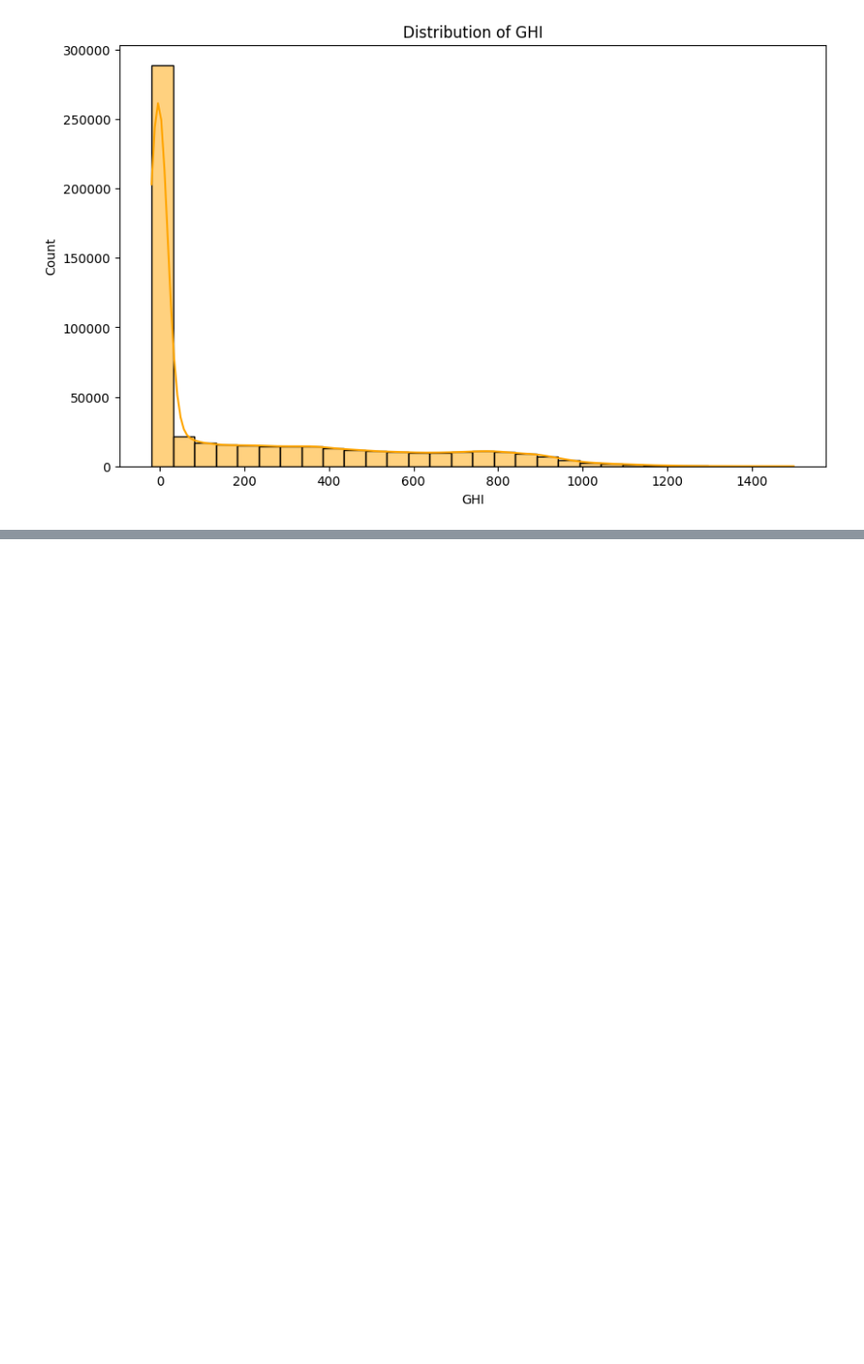
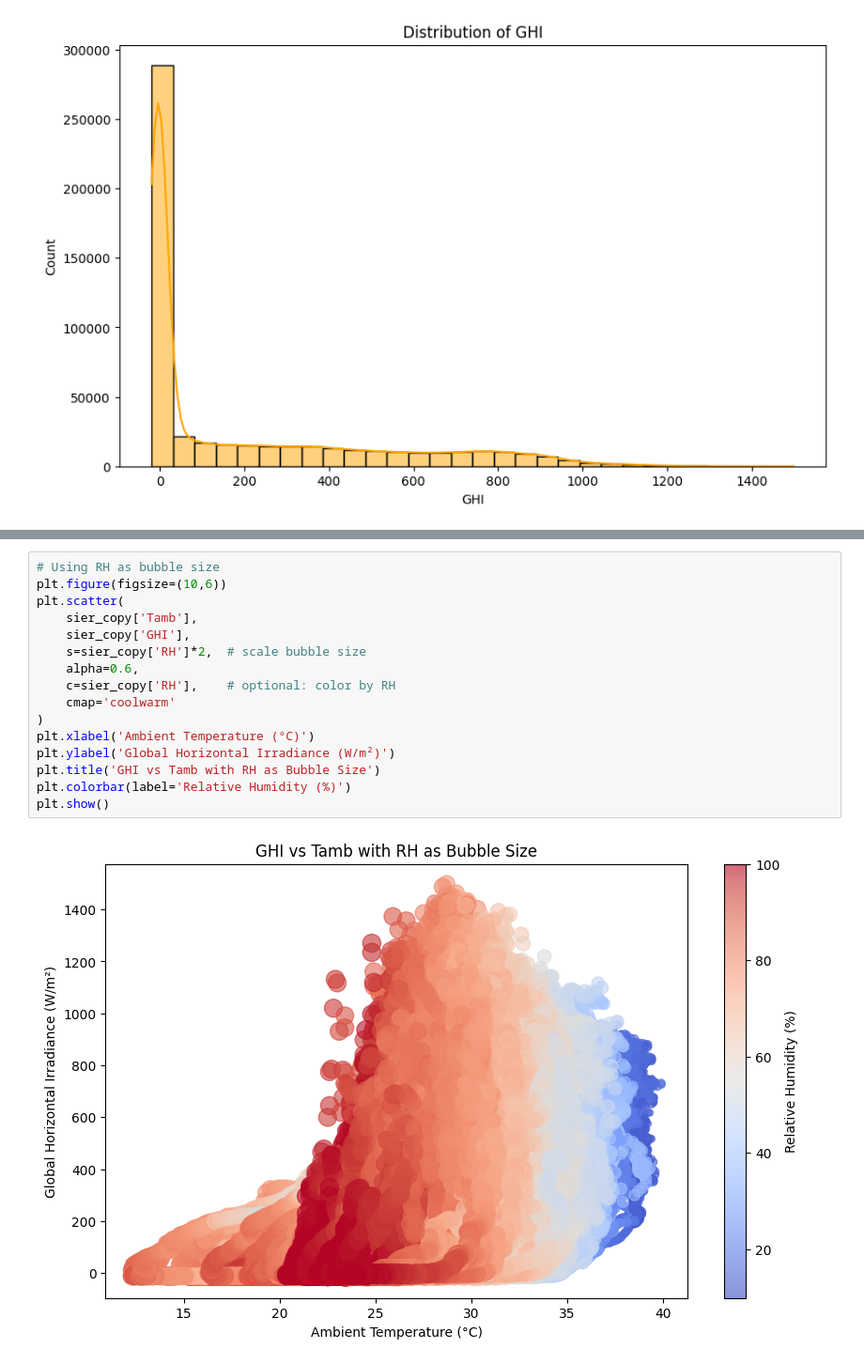
Before and after one commit to DiboraEyasuE/solar-challenge-week0, a Jupyter notebook: notebooks/sierraleone_eda.ipynb, the cells around one changed output, grey strips where cells are left out. Shown at 94% size. Cells and saved outputs as stored; diff of their text form; blank space fills up the shorter version.

```diff
--- a/notebooks/sierraleone_eda.ipynb
+++ b/notebooks/sierraleone_eda.ipynb
@@ -362,0 +374,18 @@ plt.show()
+# %%
+# Using RH as bubble size
+plt.figure(figsize=(10,6))
+plt.scatter(
+    sier_copy['Tamb'],
+    sier_copy['GHI'],
+    s=sier_copy['RH']*2,  # scale bubble size
+    alpha=0.6,
+    c=sier_copy['RH'],    # optional: color by RH
+    cmap='coolwarm'
+)
+plt.xlabel('Ambient Temperature (°C)')
+plt.ylabel('Global Horizontal Irradiance (W/m²)')
+plt.title('GHI vs Tamb with RH as Bubble Size')
+plt.colorbar(label='Relative Humidity (%)')
+plt.show()
+# %% [output]
+[figure, added]
```
Also changed, not shown: parts of 2 cells of this notebook.
